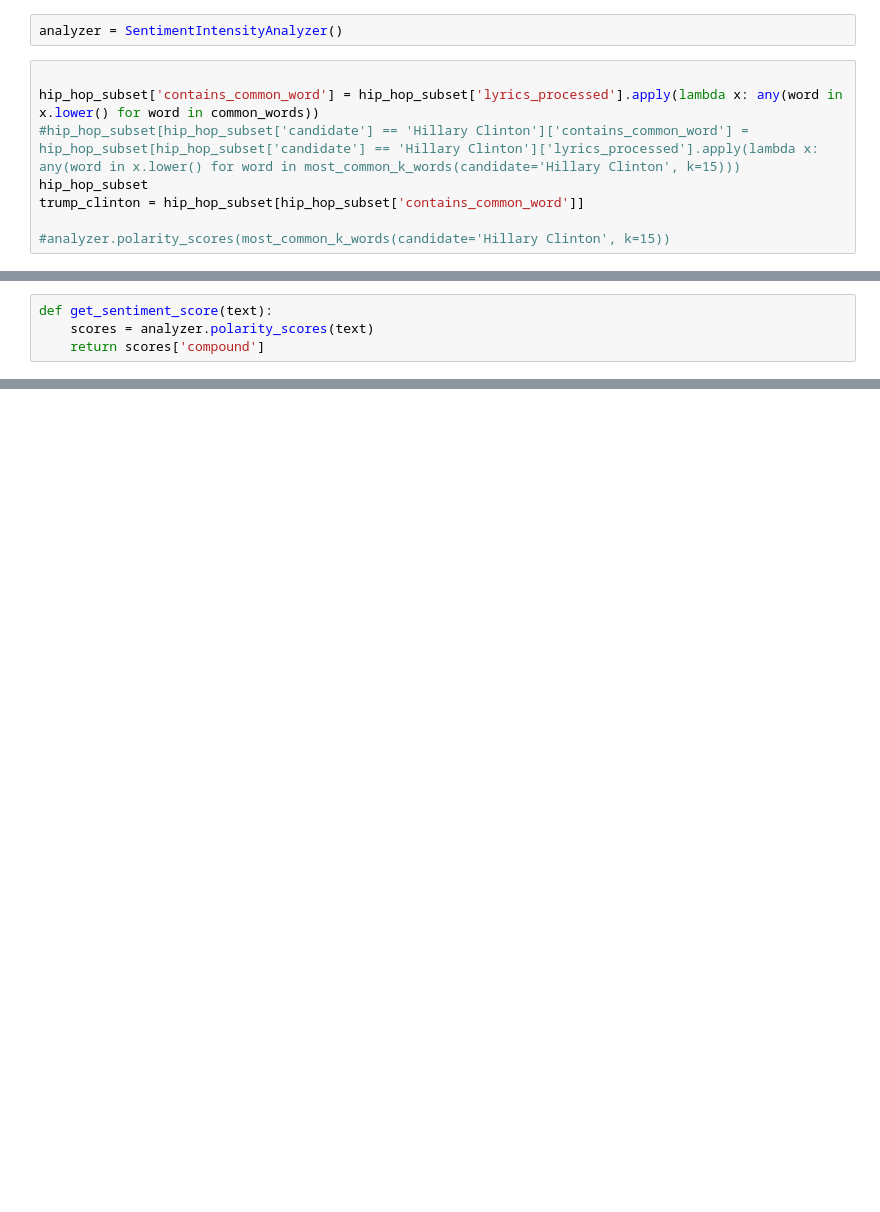
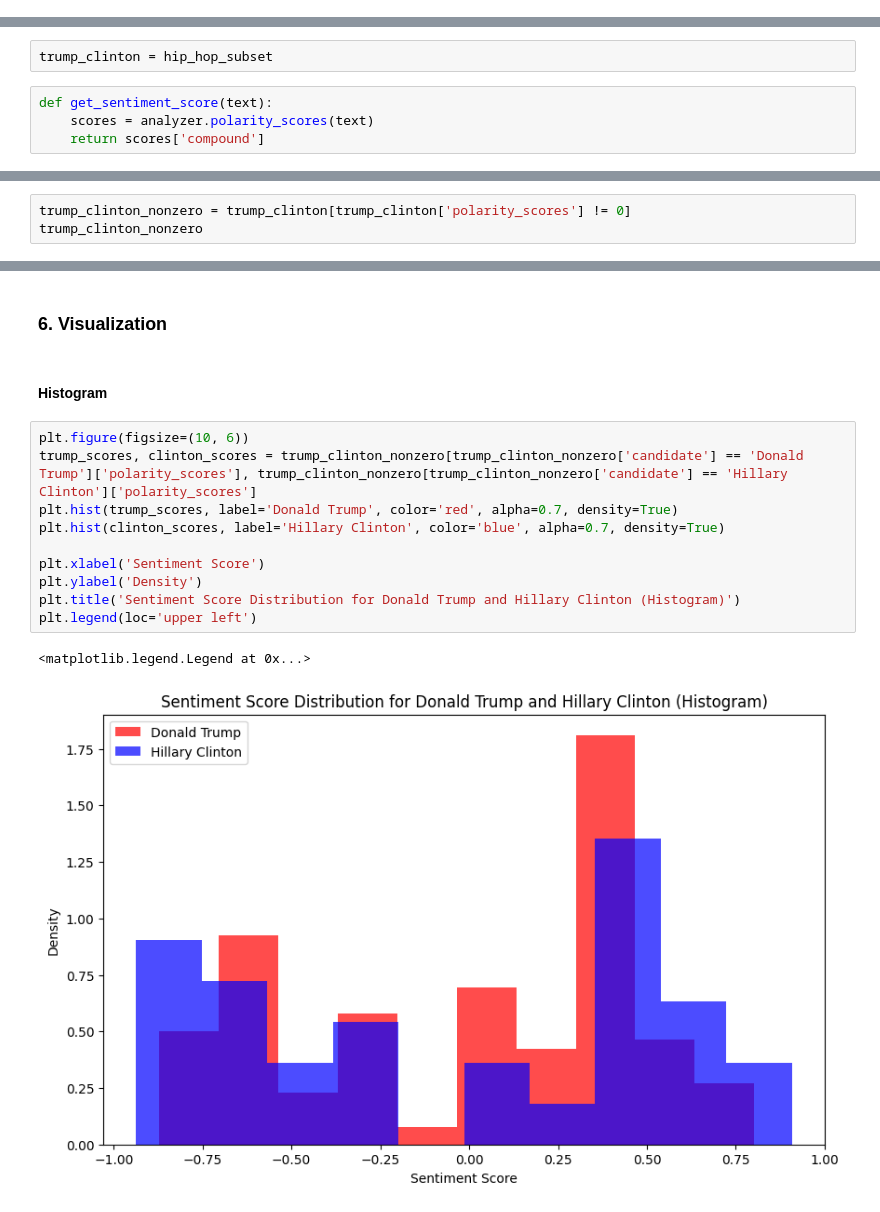
Before and after one commit to y00628/hip-hop, a Jupyter notebook: hillary_trump_sentiment_analysis.ipynb, the cells around one changed output, grey strips where cells are left out. Saved outputs shown, nothing was run; the diff lists cells and outputs as text; blank space fills up the shorter version.

Commit message:
did sentiment analysis and data viz

```diff
--- a/hillary_trump_sentiment_analysis.ipynb
+++ b/hillary_trump_sentiment_analysis.ipynb
@@ -162,13 +181,3 @@ clinton_common
  'call',
  'white',
  'ai']
-# %%
-analyzer = SentimentIntensityAnalyzer()
-# %%
-
-hip_hop_subset['contains_common_word'] = hip_hop_subset['lyrics_processed'].apply(lambda x: any(word in x.lower() for word in common_words))
-#hip_hop_subset[hip_hop_subset['candidate'] == 'Hillary Clinton']['contains_common_word'] = hip_hop_subset[hip_hop_subset['candidate'] == 'Hillary Clinton']['lyrics_processed'].apply(lambda x: any(word in x.lower() for word in most_common_k_words(candidate='Hillary Clinton', k=15)))
-hip_hop_subset
-trump_clinton = hip_hop_subset[hip_hop_subset['contains_common_word']]
-
-#analyzer.polarity_scores(most_common_k_words(candidate='Hillary Clinton', k=15))
@@ -175,3 +186,5 @@ trump_clinton = hip_hop_subset[hip_hop_subset['contains_common_word']]
+# %%
+trump_clinton = hip_hop_subset
 # %%
 def get_sentiment_score(text):
     scores = analyzer.polarity_scores(text)
@@ -202,0 +211,3 @@ See the caveats in the documentation: https://pandas.pydata.org/pandas-docs/stab
+# %%
+trump_clinton_nonzero = trump_clinton[trump_clinton['polarity_scores'] != 0]
+trump_clinton_nonzero
@@ -202,0 +237,17 @@ See the caveats in the documentation: https://pandas.pydata.org/pandas-docs/stab
+# %% [markdown]
+### 6. Visualization
+# %% [markdown]
+#### Histogram
+# %%
+plt.figure(figsize=(10, 6))
+trump_scores, clinton_scores = trump_clinton_nonzero[trump_clinton_nonzero['candidate'] == 'Donald Trump']['polarity_scores'], trump_clinton_nonzero[trump_clinton_nonzero['candidate'] == 'Hillary Clinton']['polarity_scores']
+plt.hist(trump_scores, label='Donald Trump', color='red', alpha=0.7, density=True)
+plt.hist(clinton_scores, label='Hillary Clinton', color='blue', alpha=0.7, density=True)
+
+plt.xlabel('Sentiment Score')
+plt.ylabel('Density')
+plt.title('Sentiment Score Distribution for Donald Trump and Hillary Clinton (Histogram)')
+plt.legend(loc='upper left')
+# %% [output]
+<matplotlib.legend.Legend at 0x...>
+[figure, added]
```
Also changed, not shown: parts of 8 cells of this notebook.
